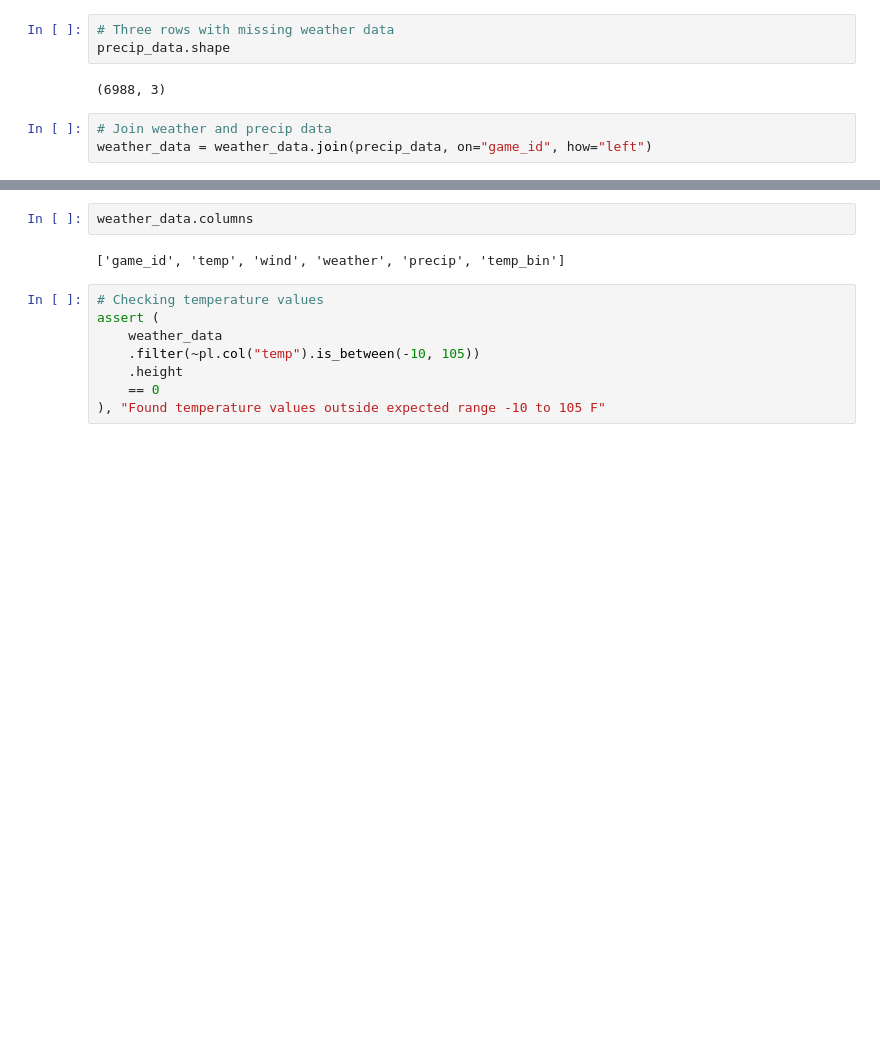
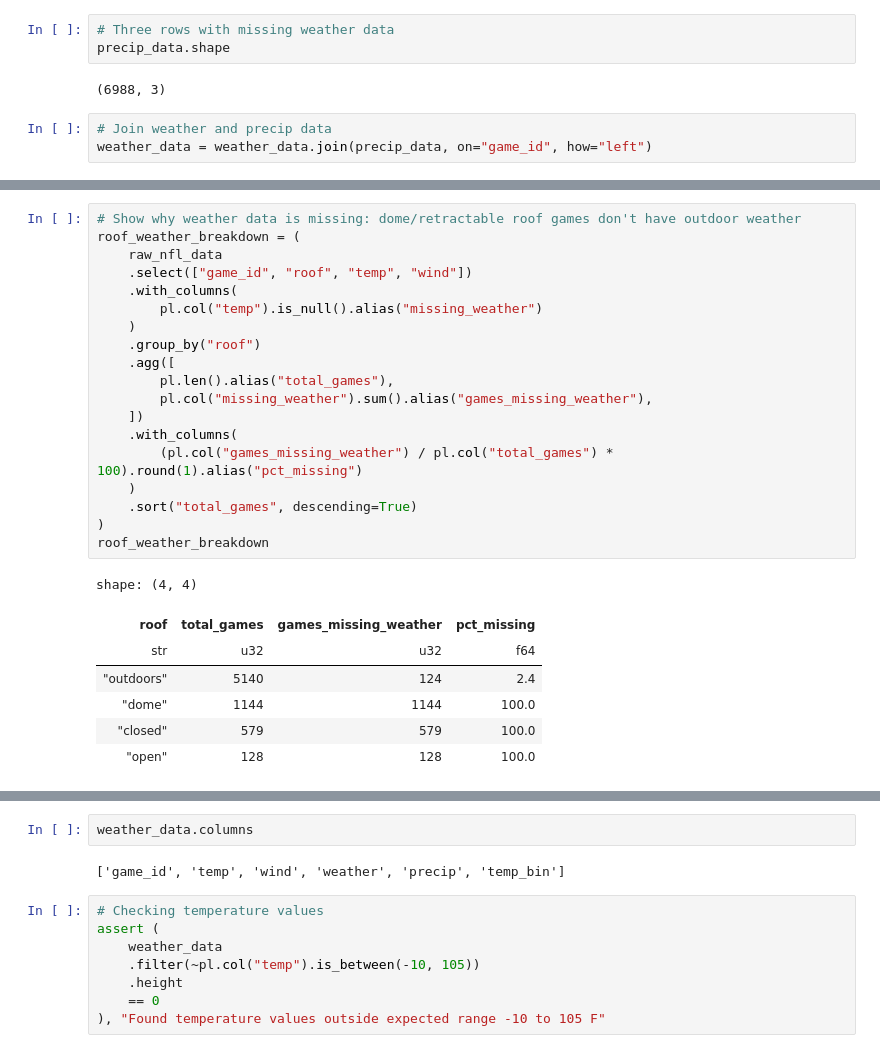
Before and after one commit to jbailey7/ChicagoPassing, a Jupyter notebook: etl/etl.ipynb, the cells around one changed output, grey strips where cells are left out. Saved outputs shown, nothing was run; the diff lists cells and outputs as text; blank space fills up the shorter version.

```diff
--- a/etl/etl.ipynb
+++ b/etl/etl.ipynb
@@ -168,0 +164,27 @@ weather_data.shape
+# %%
+# Show why weather data is missing: dome/retractable roof games don't have outdoor weather
+roof_weather_breakdown = (
+    raw_nfl_data
+    .select(["game_id", "roof", "temp", "wind"])
+    .with_columns(
+        pl.col("temp").is_null().alias("missing_weather")
+    )
+    .group_by("roof")
+    .agg([
+        pl.len().alias("total_games"),
+        pl.col("missing_weather").sum().alias("games_missing_weather"),
+    ])
+    .with_columns(
+        (pl.col("games_missing_weather") / pl.col("total_games") * 100).round(1).alias("pct_missing")
+    )
+    .sort("total_games", descending=True)
+)
+roof_weather_breakdown
+# %% [output]
+shape: (4, 4)
+| roof | total_games | games_missing_weather | pct_missing |
+| str | u32 | u32 | f64 |
+| "outdoors" | 5140 | 124 | 2.4 |
+| "dome" | 1144 | 1144 | 100.0 |
+| "closed" | 579 | 579 | 100.0 |
+| "open" | 128 | 128 | 100.0 |
```
Also changed, not shown: parts of 12 cells of this notebook, 14 other files.
